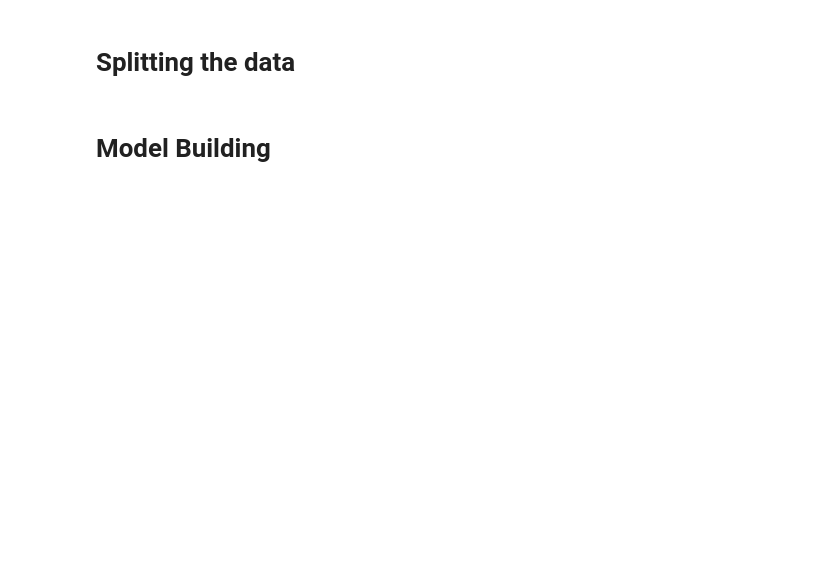
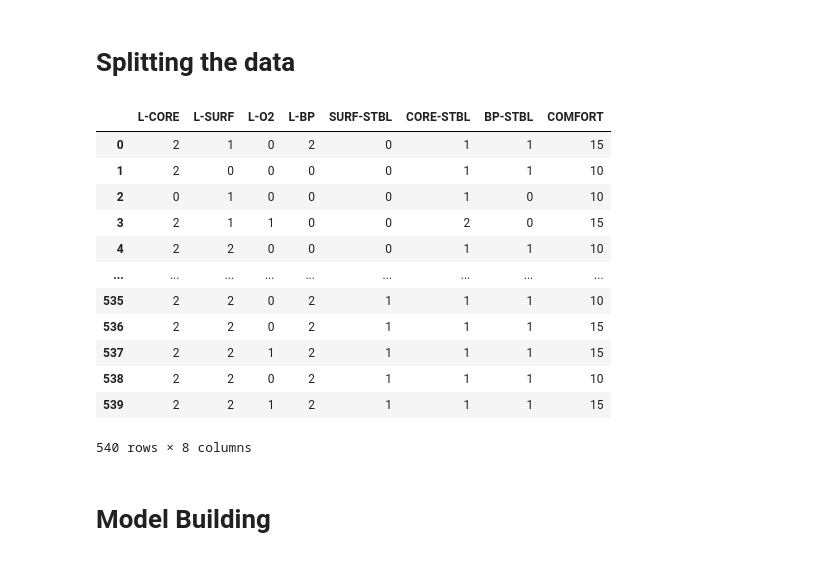
Before and after one commit to rakeshkandhi/Predicting_surgery_outcome, a Jupyter notebook: notebooks/Binary_classification.ipynb, the cells around one changed output. Saved outputs shown, nothing was run; the diff lists cells and outputs as text; code cells hidden in the pictures; blank space fills up the shorter version.

```diff
--- a/notebooks/Binary_classification.ipynb
+++ b/notebooks/Binary_classification.ipynb
@@ -77,5 +94 @@ for i in df.columns:
-# %%
-df["COMFORT"] = df["COMFORT"].replace("?", "10")
-# %%
-df["COMFORT"] = pd.to_numeric(df["COMFORT"])
 # %%
@@ -134,6 +113,33 @@ sns.countplot(data=df, x="decision ADM-DECS")
 # %% [markdown]
 # Splitting the data
 # %%
-X = df[:, :-1]
-y = df[:, -1]
+X = df.iloc[:, :-1]
+y = df.iloc[:, -1]
+# %%
+# Label encoding
+le = LabelEncoder()
+y = le.fit_transform(y)
+# %%
+X["L-CORE"] = le.fit_transform(X["L-CORE"])
+X["L-SURF"] = le.fit_transform(X["L-SURF"])
+X["L-O2"] = le.fit_transform(X["L-O2"])
+X["L-BP"] = le.fit_transform(X["L-BP"])
+X["SURF-STBL"] = le.fit_transform(X["SURF-STBL"])
+X["CORE-STBL"] = le.fit_transform(X["CORE-STBL"])
+X["BP-STBL"] = le.fit_transform(X["BP-STBL"])
+X
+# %% [output]
+|  | L-CORE | L-SURF | L-O2 | L-BP | SURF-STBL | CORE-STBL | BP-STBL | COMFORT |
+| 0 | 2 | 1 | 0 | 2 | 0 | 1 | 1 | 15 |
+| 1 | 2 | 0 | 0 | 0 | 0 | 1 | 1 | 10 |
+| 2 | 0 | 1 | 0 | 0 | 0 | 1 | 0 | 10 |
+| 3 | 2 | 1 | 1 | 0 | 0 | 2 | 0 | 15 |
+| 4 | 2 | 2 | 0 | 0 | 0 | 1 | 1 | 10 |
+| ... | ... | ... | ... | ... | ... | ... | ... | ... |
+| 535 | 2 | 2 | 0 | 2 | 1 | 1 | 1 | 10 |
+| 536 | 2 | 2 | 0 | 2 | 1 | 1 | 1 | 15 |
+| 537 | 2 | 2 | 1 | 2 | 1 | 1 | 1 | 15 |
+| 538 | 2 | 2 | 0 | 2 | 1 | 1 | 1 | 10 |
+| 539 | 2 | 2 | 1 | 2 | 1 | 1 | 1 | 15 |
+540 rows × 8 columns
 # %%
```
Also changed, not shown: parts of 19 cells of this notebook, 1 other file.
